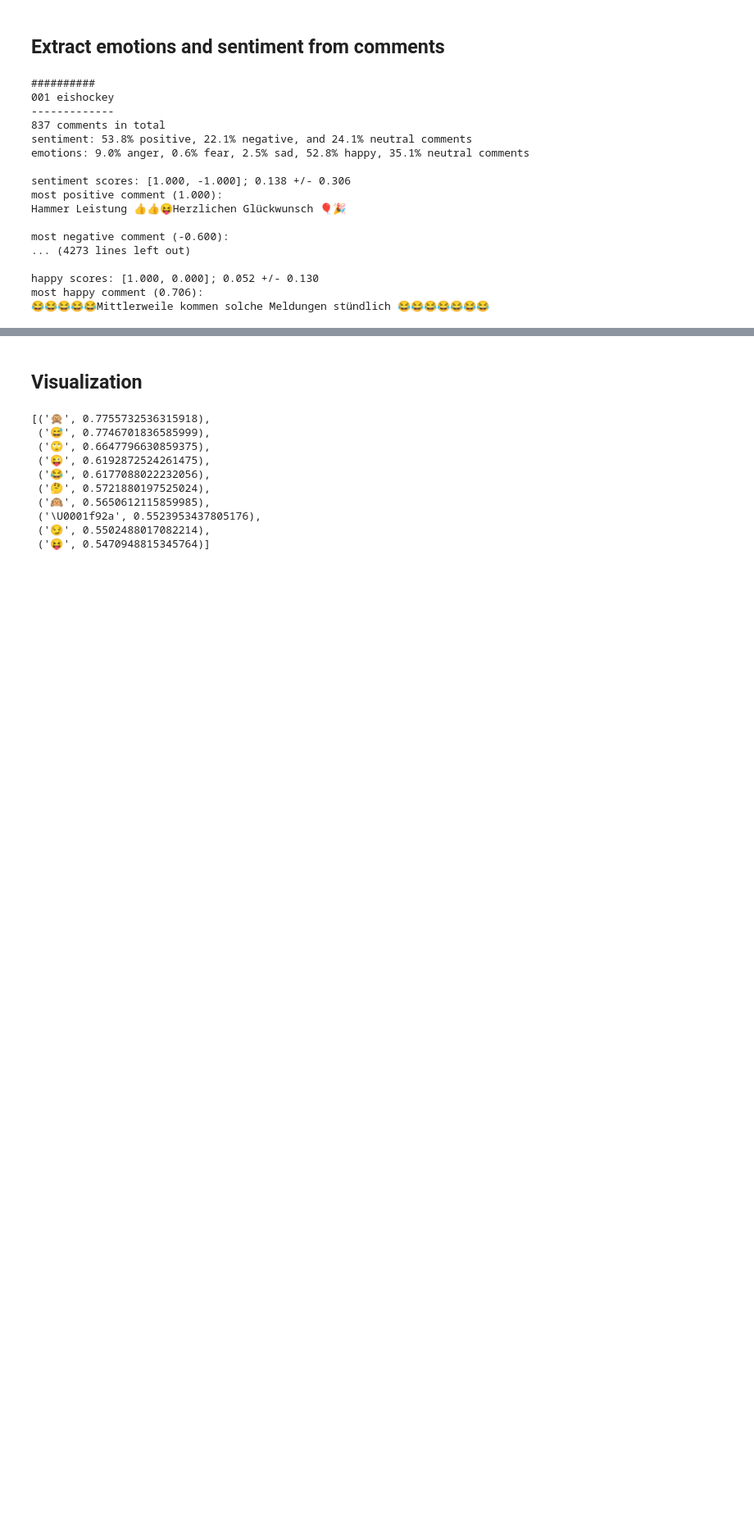
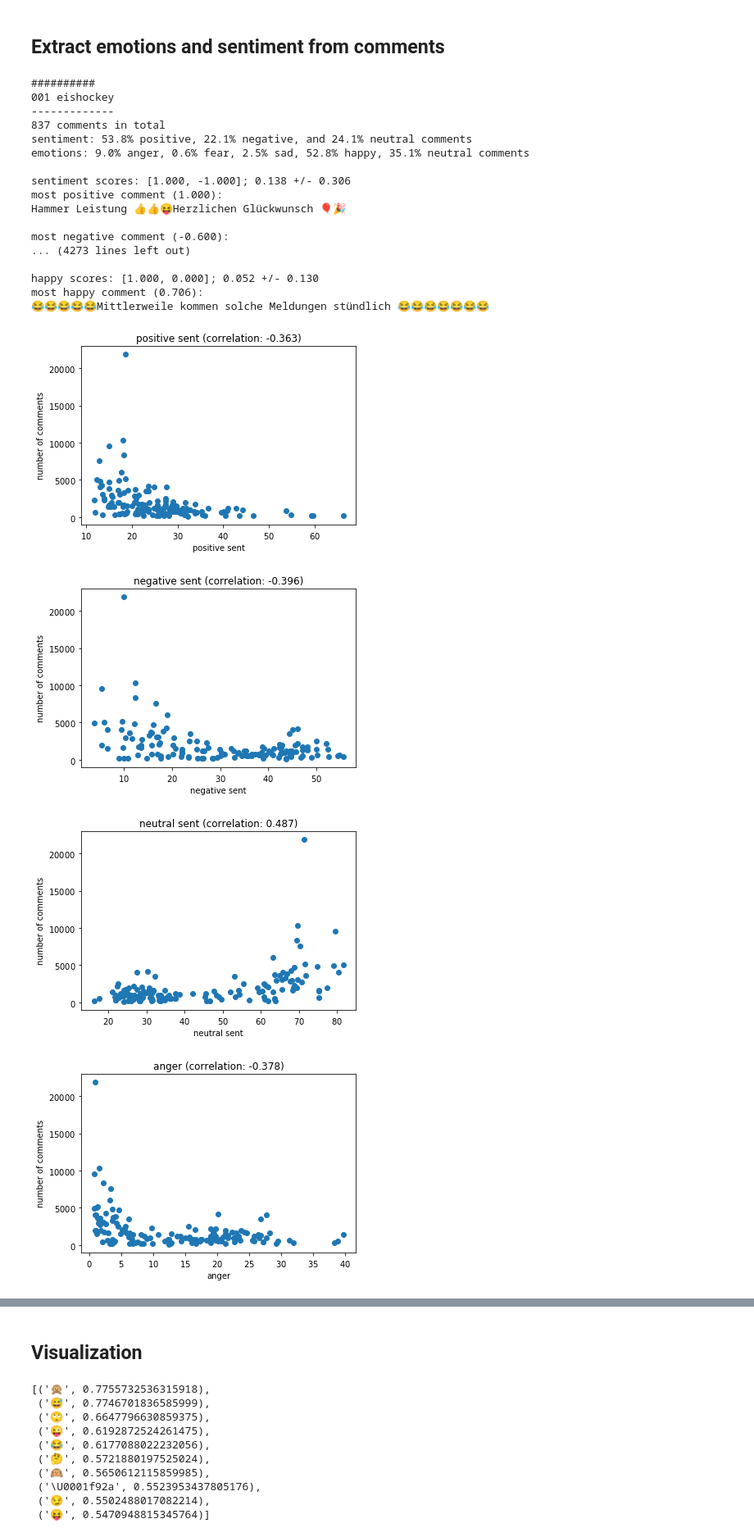
Before and after one commit to cod3licious/emotion_analysis, a Jupyter notebook: emotion_analysis.ipynb, the cells around one changed output, grey strips where cells are left out. Shown at 82% size. Drawn from its saved outputs; the diff is of its cells as text; code cells hidden in the pictures; blank space fills up the shorter version.

Commit message:
compute collected stats

```diff
--- a/emotion_analysis.ipynb
+++ b/emotion_analysis.ipynb
@@ -73,4 +75,6 @@ def label_word_emo(w):
 # %%
+cs_columns = ["post name","number of comments", "positive sent", "negative sent", "neutral sent", "anger", "fear", "sad", "happy", "neutral"]
+collected_stats = {c: [] for c in cs_columns}
 comments = {}
 comments_pp = {}
 sent_scores = {}
@@ -85,6 +89,7 @@ for fnamef in fnames:
     print("##########")
     print(fname)
     print(len(fname)*"-")
+    collected_stats["post name"].append(fname)
     comments[fname] = {}
     comments_pp[fname] = {}
     sent_scores[fname] = {}
@@ -127,8 +132,17 @@ for fnamef in fnames:
     print("%i comments in total" % len(comments[fname]))
     sent = np.array(list(sent_scores[fname].values()))
     emos = np.array(list(emo_main_label[fname].values()))
-    print("sentiment: %.1f%% positive, %.1f%% negative, and %.1f%% neutral comments" % (100*np.sum(sent>0)/len(comments[fname]), 100*np.sum(sent<0)/len(comments[fname]), 100*np.sum(sent==0)/len(comments[fname])))
-    print("emotions: %.1f%% anger, %.1f%% fear, %.1f%% sad, %.1f%% happy, %.1f%% neutral comments\n" % (100*np.sum(emos=="anger")/len(comments[fname]), 100*np.sum(emos=="fear")/len(comments[fname]), 100*np.sum(emos=="sad")/len(comments[fname]), 100*np.sum(emos=="happy")/len(comments[fname]), 100*np.sum(emos=="-")/len(comments[fname])))
+    collected_stats["number of comments"].append(len(comments[fname]))
+    collected_stats["positive sent"].append(100*np.sum(sent>0)/len(comments[fname]))
+    collected_stats["negative sent"].append(100*np.sum(sent<0)/len(comments[fname]))
+    collected_stats["neutral sent"].append(100*np.sum(sent==0)/len(comments[fname]))
+    collected_stats["anger"].append(100*np.sum(emos=="anger")/len(comments[fname]))
+    collected_stats["fear"].append(100*np.sum(emos=="fear")/len(comments[fname]))
+    collected_stats["sad"].append(100*np.sum(emos=="sad")/len(comments[fname]))
+    collected_stats["happy"].append(100*np.sum(emos=="happy")/len(comments[fname]))
+    collected_stats["neutral"].append(100*np.sum(emos=="-")/len(comments[fname]))
+    print("sentiment: %.1f%% positive, %.1f%% negative, and %.1f%% neutral comments" % (collected_stats["positive sent"][-1], collected_stats["negative sent"][-1], collected_stats["neutral sent"][-1]))
+    print("emotions: %.1f%% anger, %.1f%% fear, %.1f%% sad, %.1f%% happy, %.1f%% neutral comments\n" % (collected_stats["anger"][-1], collected_stats["fear"][-1], collected_stats["sad"][-1], collected_stats["happy"][-1], collected_stats["neutral"][-1]))
     print("sentiment scores: [%.3f, %.3f]; %.3f +/- %.3f" % (max(sent_scores[fname].values()), min(sent_scores[fname].values()), np.mean(list(sent_scores[fname].values())), np.std(list(sent_scores[fname].values()))))
     i = max(sorted(comments[fname], key=sent_scores[fname].get, reverse=True)[:10], key=lambda x: len(comments_pp[fname][x]))
     print("most positive comment (%.3f):" % sent_scores[fname][i])
@@ -152,6 +166,8 @@ for fnamef in fnames:
     print("happy scores: [%.3f, %.3f]; %.3f +/- %.3f" % (max(emo_happy_scores[fname].values()), min(emo_happy_scores[fname].values()), np.mean(list(emo_happy_scores[fname].values())), np.std(list(emo_happy_scores[fname].values()))))
     print("most happy comment (%.3f):" % emo_happy_scores[fname][i])
     print(comments[fname][i])
+df = pd.DataFrame(collected_stats, columns=cs_columns)
+df.to_csv("collected_stats.csv")
 # %% [output]
 ##########
 001 eishockey
@@ -170,3 +186,15 @@ most negative comment (-0.600):
 happy scores: [1.000, 0.000]; 0.052 +/- 0.130
 most happy comment (0.706):
 😂😂😂😂😂Mittlerweile kommen solche Meldungen stündlich 😂😂😂😂😂😂😂
+# %%
+for target_col in cs_columns[2:]:
+    plt.figure()
+    plt.scatter(collected_stats[target_col], collected_stats["number of comments"])
+    plt.xlabel(target_col)
+    plt.ylabel("number of comments")
+    plt.title("%s (correlation: %.3f)" % (target_col, df["number of comments"].corr(df[target_col])))
+# %% [output]
+[figure, added]
+[figure, added]
+[figure, added]
+[figure, added]
```
Also changed, not shown: parts of 2 cells of this notebook, 1 other file.
